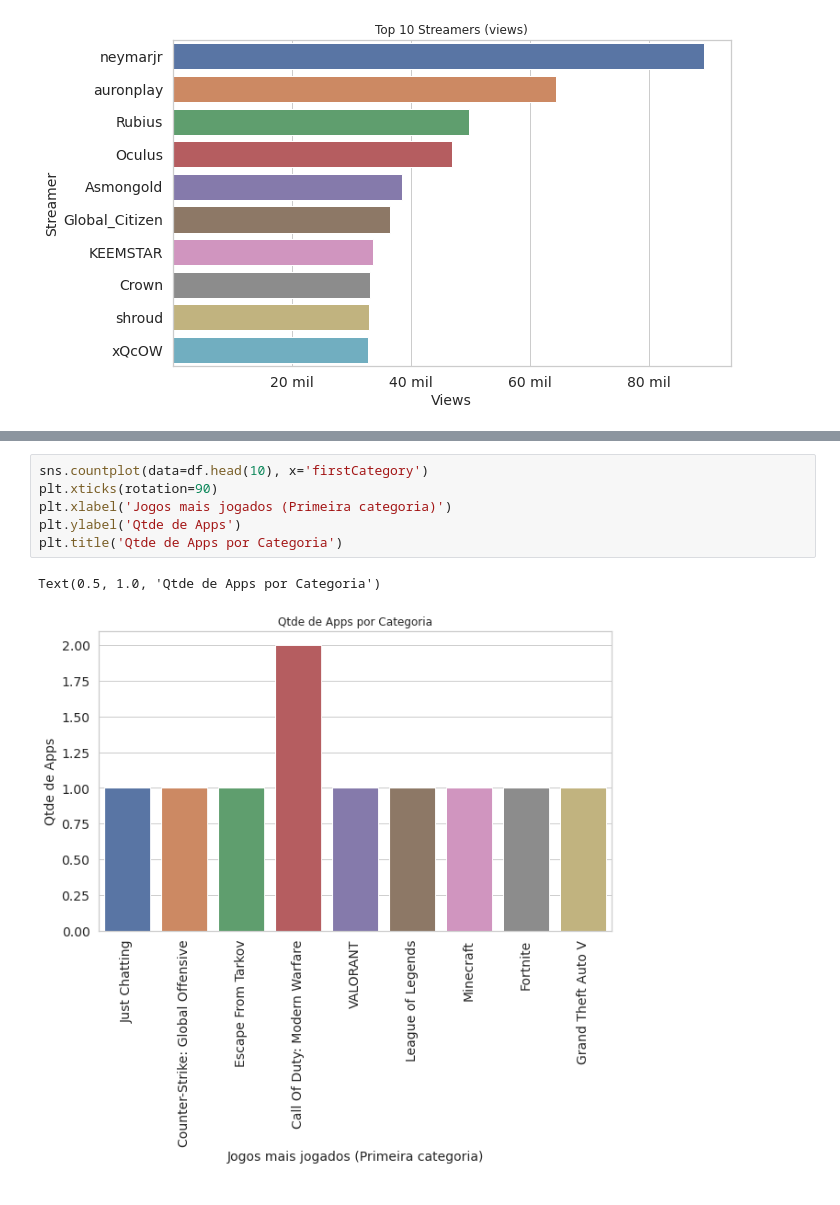
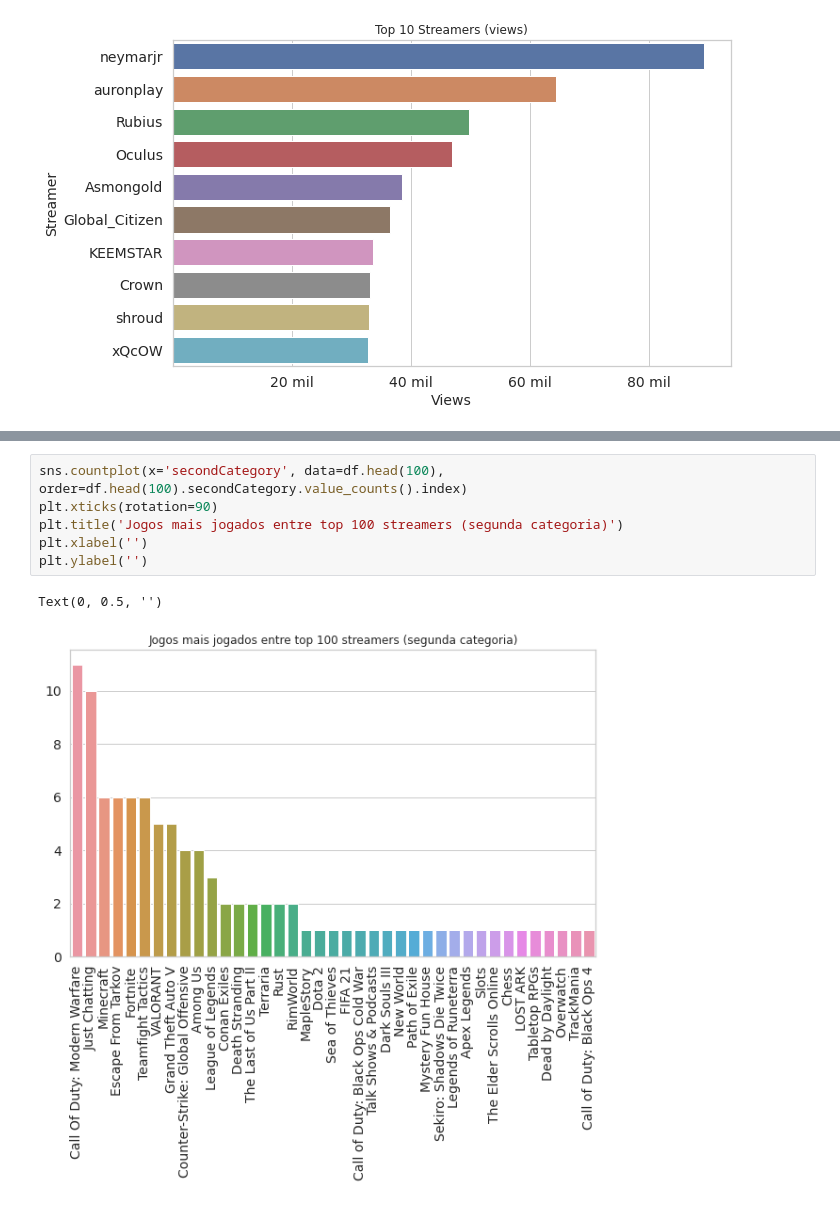
Before and after one commit to bruno-albino/exploratory-analysis-ifsp, a Jupyter notebook: Analise_exploratoria.ipynb, the cells around one changed output, grey strips where cells are left out. Cells and saved outputs as stored; diff of their text form.

```diff
--- a/Analise_exploratoria.ipynb
+++ b/Analise_exploratoria.ipynb
@@ -446,9 +431,9 @@ df.head(10)
 # %%
-sns.countplot(data=df.head(10), x='firstCategory')
+sns.countplot(x='secondCategory', data=df.head(100), order=df.head(100).secondCategory.value_counts().index)
 plt.xticks(rotation=90)
-plt.xlabel('Jogos mais jogados (Primeira categoria)')
-plt.ylabel('Qtde de Apps')
-plt.title('Qtde de Apps por Categoria')
+plt.title('Jogos mais jogados entre top 100 streamers (segunda categoria)')
+plt.xlabel('')
+plt.ylabel('')
 # %% [output]
-Text(0.5, 1.0, 'Qtde de Apps por Categoria')
+Text(0, 0.5, '')
-[figure, old version]
+[figure, new version]
```
Also changed, not shown: parts of 15 cells of this notebook.
